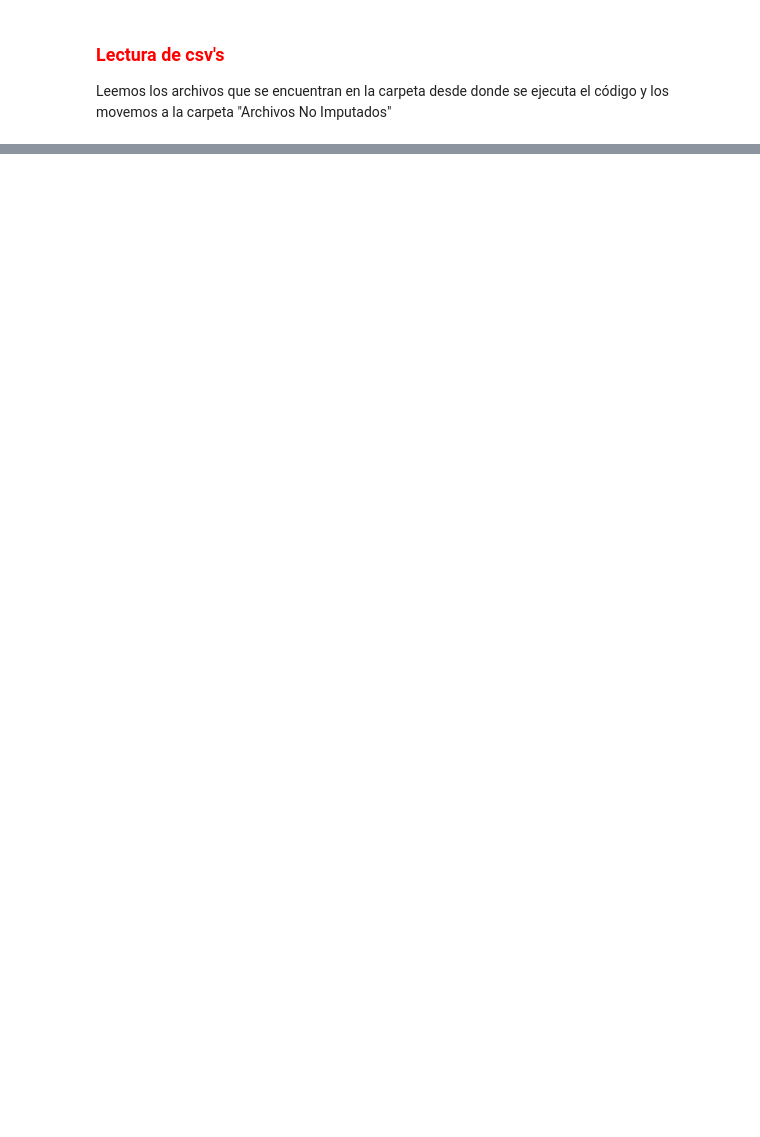
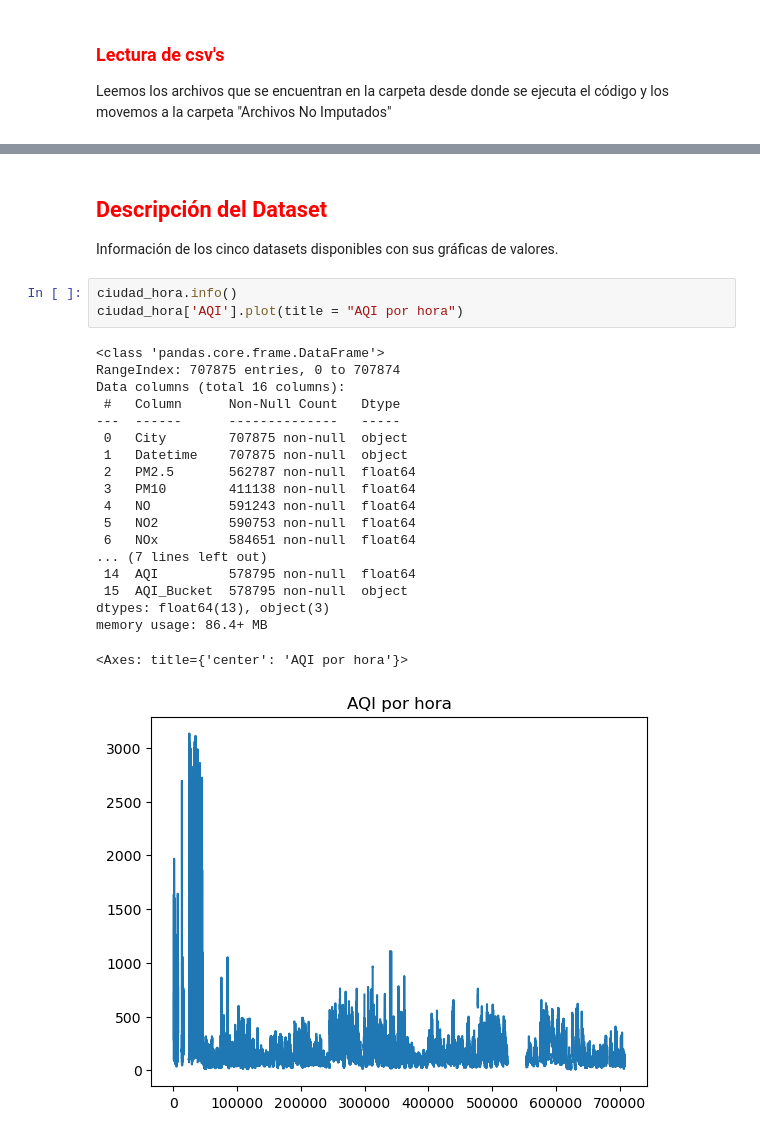
Before and after one commit to AlejandroTTD/Air-Quality-in-India-2015-2020-, a Jupyter notebook: CodePrj.ipynb, the cells around one changed output, grey strips where cells are left out. Saved outputs shown, nothing was run; the diff lists cells and outputs as text; blank space fills up the shorter version.

```diff
--- a/CodePrj.ipynb
+++ b/CodePrj.ipynb
@@ -725,0 +87,27 @@ plt.show()
+# %% [markdown]
+<h2 style="text-align: left; color: red;">Descripción del Dataset</h2>
+
+Información de los cinco datasets disponibles con sus gráficas de valores.
+# %%
+ciudad_hora.info()
+ciudad_hora['AQI'].plot(title = "AQI por hora")
+# %% [output]
+<class 'pandas.core.frame.DataFrame'>
+RangeIndex: 707875 entries, 0 to 707874
+Data columns (total 16 columns):
+ #   Column      Non-Null Count   Dtype
+---  ------      --------------   -----
+ 0   City        707875 non-null  object
+ 1   Datetime    707875 non-null  object
+ 2   PM2.5       562787 non-null  float64
+ 3   PM10        411138 non-null  float64
+ 4   NO          591243 non-null  float64
+ 5   NO2         590753 non-null  float64
+ 6   NOx         584651 non-null  float64
+... (7 lines left out)
+ 14  AQI         578795 non-null  float64
+ 15  AQI_Bucket  578795 non-null  object
+dtypes: float64(13), object(3)
+memory usage: 86.4+ MB
+<Axes: title={'center': 'AQI por hora'}>
+[figure, added]
```
Also changed, not shown: parts of 91 cells of this notebook.
